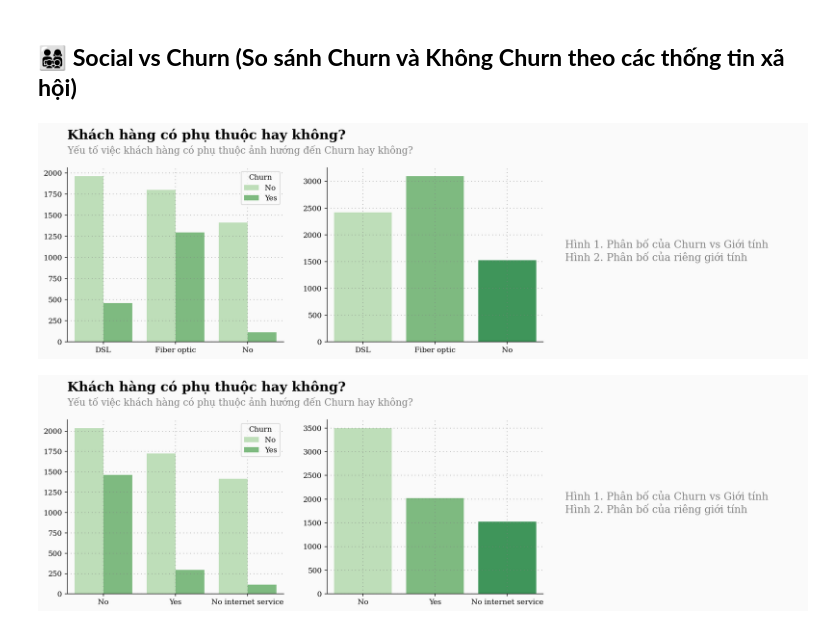
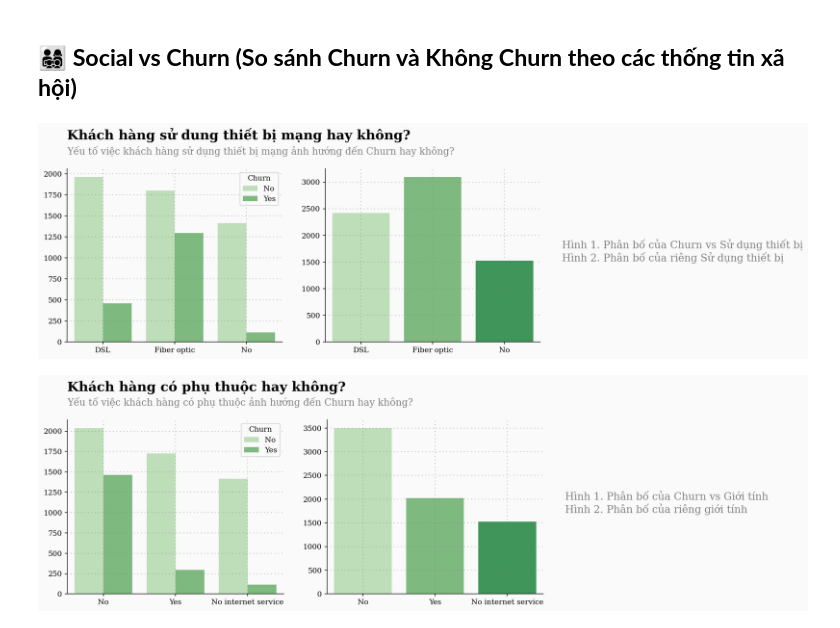
Before and after one commit to TienNguyen0712/customer-churn-data-mining, a Jupyter notebook: notebooks/02_eda.ipynb, the cells around one changed output. Saved outputs shown, nothing was run; the diff lists cells and outputs as text; code cells hidden in the pictures.

```diff
--- a/notebooks/02_eda.ipynb
+++ b/notebooks/02_eda.ipynb
@@ -364,38 +386,38 @@ for s in ["right", "top"]:
 
 
 sns.countplot(ax=ax1, x=telco_socials['InternetService'], palette=palette)
 sns.countplot(ax=ax0, x=telco_socials['InternetService'], hue=telco['Churn'], palette=palette)
 
 
 
 Xstart, Xend = ax0.get_xlim()
 Ystart, Yend = ax0.get_ylim()
 
 ax0.set_ylim([0,Yend])
-ax0.text(Xstart,Yend+(Yend*0.15), "Khách hàng có phụ thuộc hay không?", fontsize=18, ha="left", va="bottom", weight="bold")
-ax0.text(Xstart,Yend+(Yend*0.13), "Yếu tố việc khách hàng có phụ thuộc ảnh hướng đến Churn hay không?", color="gray",
+ax0.text(Xstart,Yend+(Yend*0.15), "Khách hàng sử dung thiết bị mạng hay không?", fontsize=18, ha="left", va="bottom", weight="bold")
+ax0.text(Xstart,Yend+(Yend*0.13), "Yếu tố việc khách hàng sử dụng thiết bị mạng ảnh hướng đến Churn hay không?", color="gray",
 fontsize=13, ha="left", va="top")
 
 ax0.set_xlabel("")
 ax0.set_ylabel("")
 ax1.set_xlabel("")
 ax1.set_ylabel("")
 
 ax0.grid(which='major', axis='x', zorder=0, color='gray', linestyle=':', dashes=(1,5))
 ax0.grid(color='gray', linestyle=':', axis='y', zorder=0,  dashes=(1,5))
 ax1.grid(which='major', axis='x', zorder=0, color='gray', linestyle=':', dashes=(1,5))
 ax1.grid(color='gray', linestyle=':', axis='y', zorder=0,  dashes=(1,5))
 
 
 ax2.axis('off')  # Ẩn trục
 ax2.text(-0.1, 0.4,
-             "Hình 1. Phân bố của Churn vs Giới tính\n"
-             "Hình 2. Phân bố của riêng giới tính\n",
+             "Hình 1. Phân bố của Churn vs Sử dụng thiết bị\n"
+             "Hình 2. Phân bố của riêng Sử dụng thiết bị\n",
              fontsize=14,  color="gray")
 
 plt.show()
 # %% [output]
-[figure, old version]
+[figure, new version]
 # %%
 telco_socials = telco[socials]
 
```
Also changed, not shown: parts of 4 cells of this notebook.
